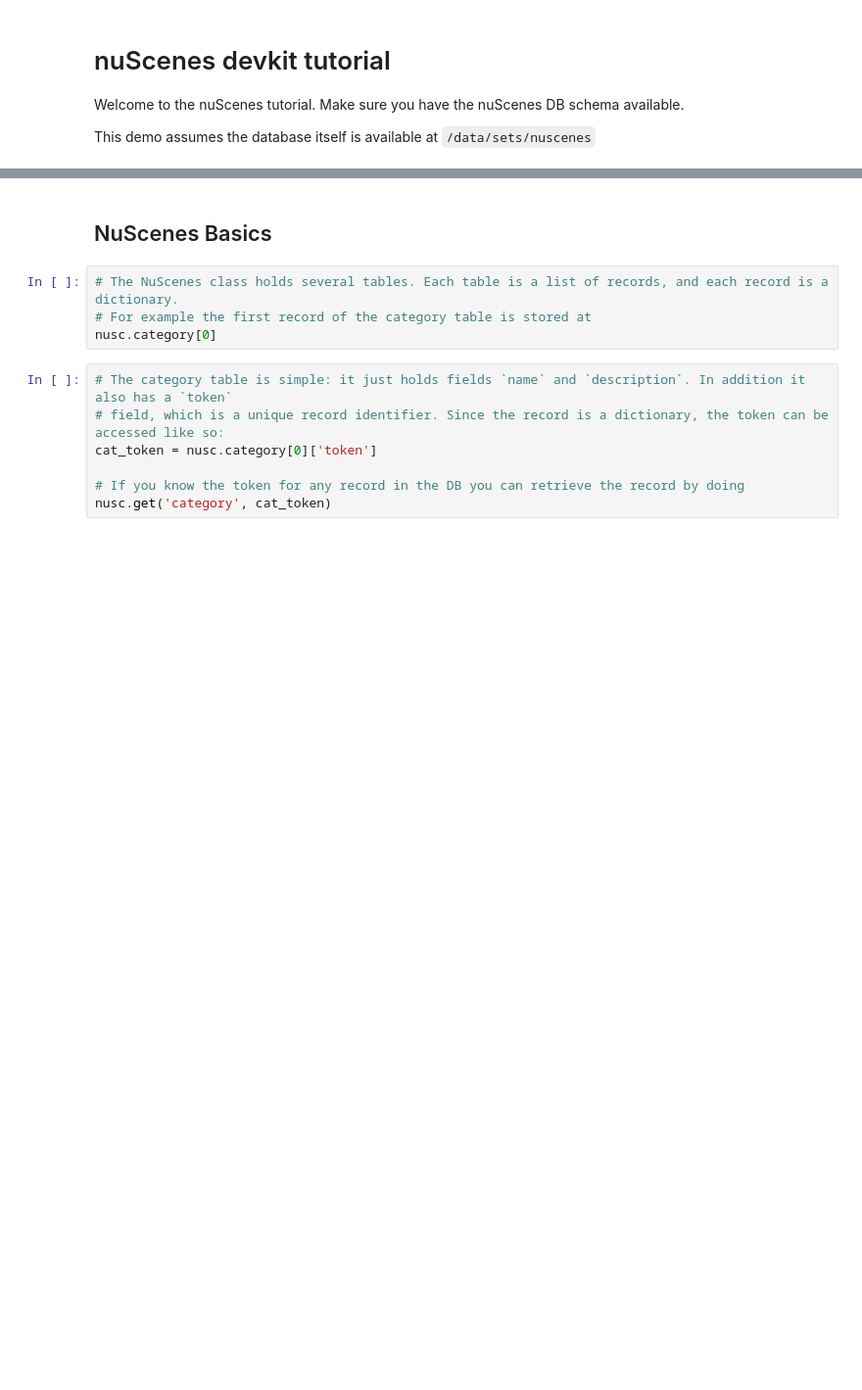
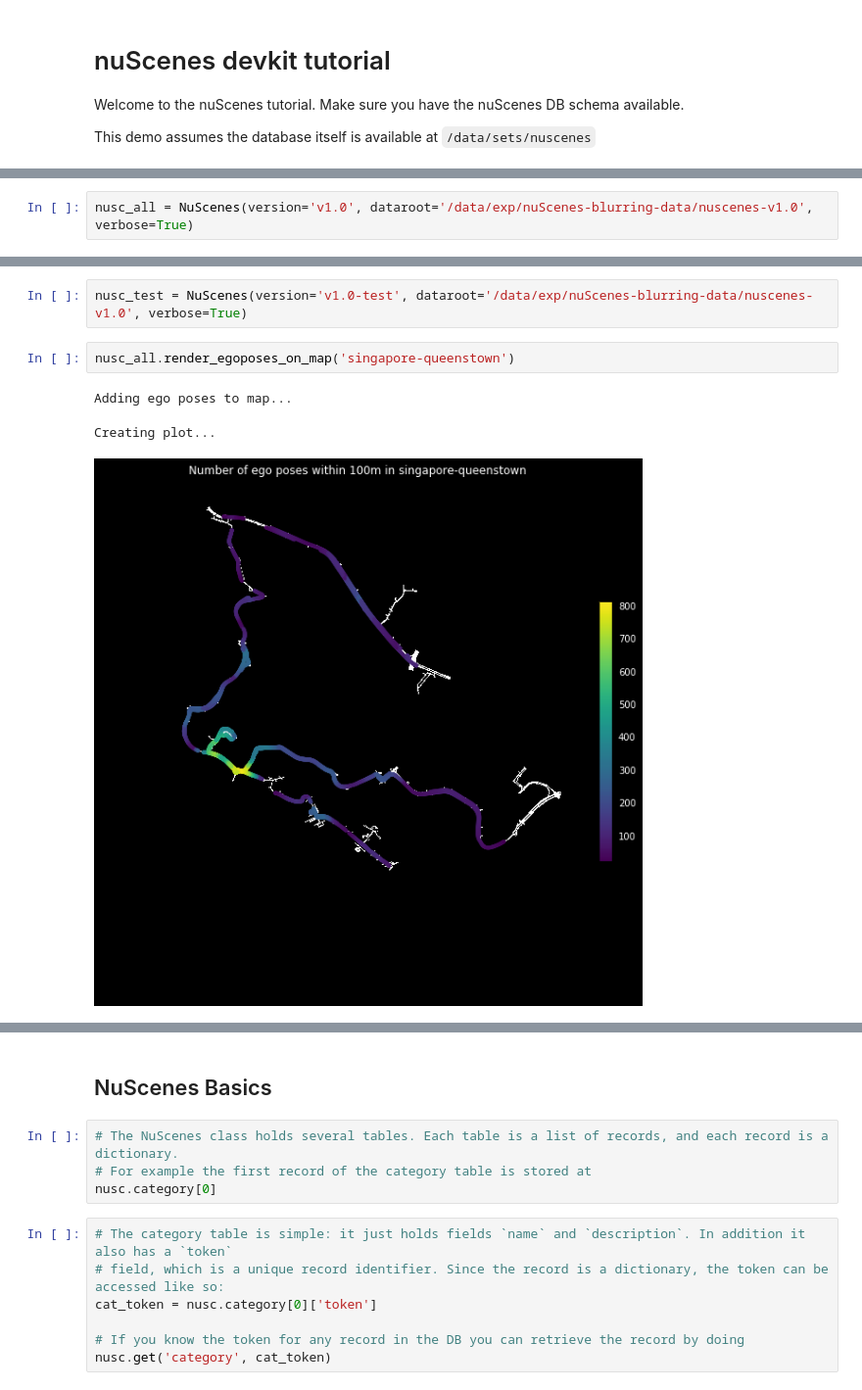
Before and after one commit to nutonomy/nuscenes-devkit, a Jupyter notebook: python-sdk/tutorial.ipynb, the cells around one changed output, grey strips where cells are left out. Shown at 98% size. Cells and saved outputs as stored; diff of their text form; blank space fills up the shorter version.

```diff
--- a/python-sdk/tutorial.ipynb
+++ b/python-sdk/tutorial.ipynb
@@ -12,0 +34,2 @@ nusc = NuScenes(version='v1.0', dataroot='/data/sets/nuscenes', verbose=True)
+# %%
+nusc_all = NuScenes(version='v1.0', dataroot='/data/exp/nuScenes-blurring-data/nuscenes-v1.0', verbose=True)
@@ -12,0 +57,8 @@ nusc = NuScenes(version='v1.0', dataroot='/data/sets/nuscenes', verbose=True)
+# %%
+nusc_test = NuScenes(version='v1.0-test', dataroot='/data/exp/nuScenes-blurring-data/nuscenes-v1.0', verbose=True)
+# %%
+nusc_all.render_egoposes_on_map('singapore-queenstown')
+# %% [output]
+Adding ego poses to map...
+Creating plot...
+[figure, added]
```
Also changed, not shown: parts of 41 cells of this notebook, 1 other file.
